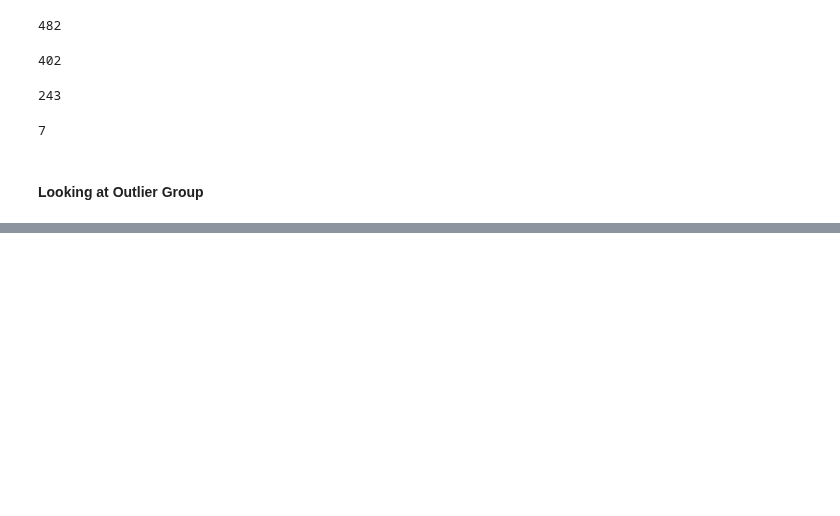
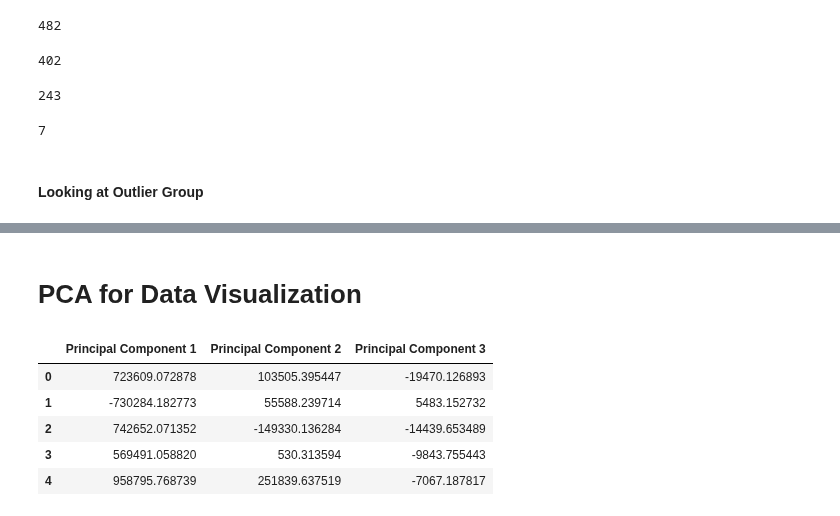
Before and after one commit to danielsb407/SyntheaMLTest, a Jupyter notebook: Sythnea_test/hierachical_Synthea.ipynb, the cells around one changed output, grey strips where cells are left out. Cells and saved outputs as stored; diff of their text form; code cells hidden in the pictures; blank space fills up the shorter version.

```diff
--- a/Sythnea_test/hierachical_Synthea.ipynb
+++ b/Sythnea_test/hierachical_Synthea.ipynb
@@ -216,3 +220,17 @@ temp3.head(7)
 | 943 | 19170507.0 | 1 | white | nonhispanic | 1 | 1950.0 | 1845466.08 | 264512.97 | ... |
 | 726 | 19111119.0 | 1 | white | nonhispanic | 1 | 0.0 | 1776758.57 | 248096.56 | ... |
 | 377 | 19230622.0 | 0 | white | nonhispanic | 1 | 0.0 | 1689533.55 | 612223.87 | ... |
+# %% [markdown]
+# PCA for Data Visualization
+# %%
+pca=PCA(n_components=3)
+principalComponents=pca.fit_transform(df)
+principalDF = pd.DataFrame(data=principalComponents, columns =['Principal Component 1', 'Principal Component 2','Principal Component 3'])
+principalDF.head()
+# %% [output]
+|  | Principal Component 1 | Principal Component 2 | Principal Component 3 |
+| 0 | 723609.072878 | 103505.395447 | -19470.126893 |
+| 1 | -730284.182773 | 55588.239714 | 5483.152732 |
+| 2 | 742652.071352 | -149330.136284 | -14439.653489 |
+| 3 | 569491.058820 | 530.313594 | -9843.755443 |
+| 4 | 958795.768739 | 251839.637519 | -7067.187817 |
```
Also changed, not shown: parts of 8 cells of this notebook.
